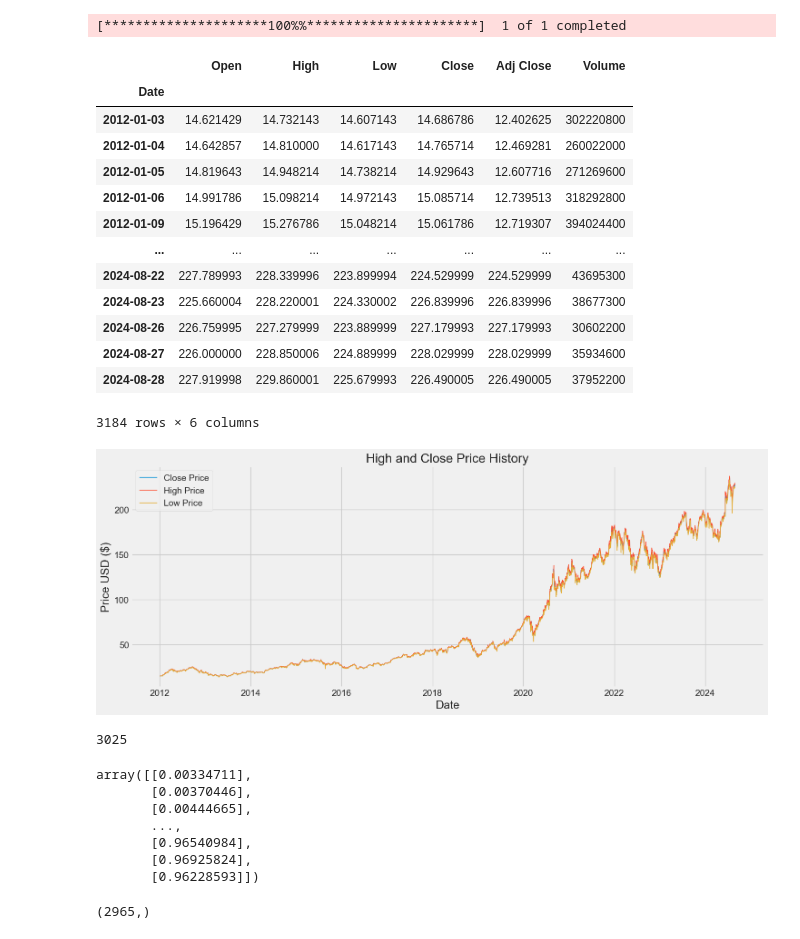
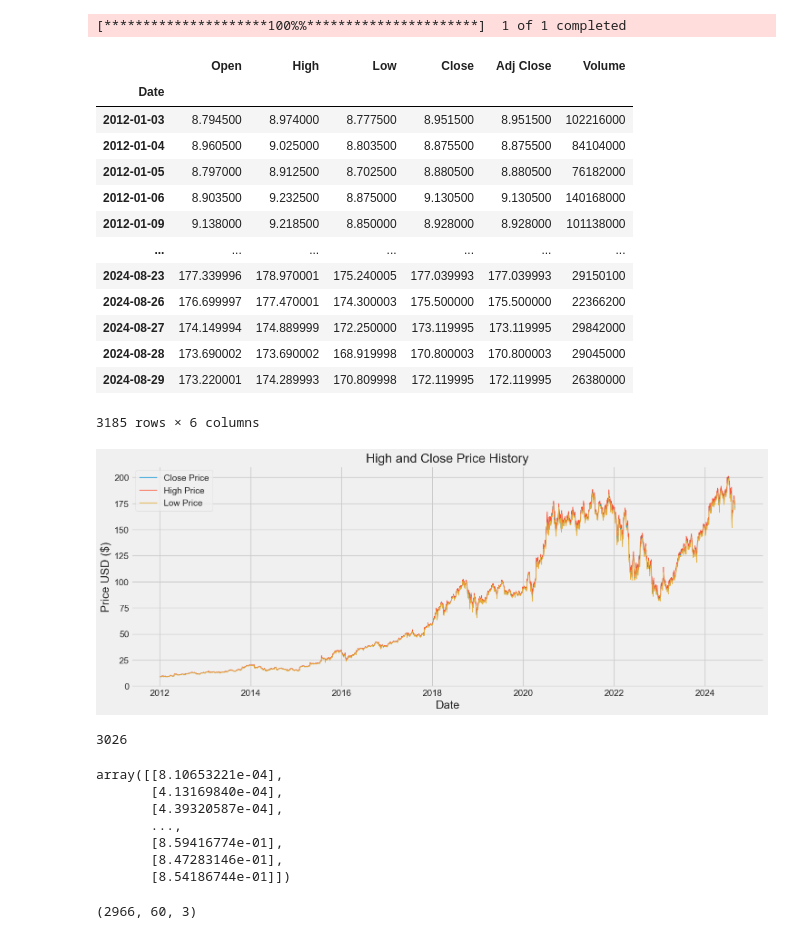
Before and after one commit to 5hiri/Stock-Market-Analysis-and-Prediction-using-LSTM, a Jupyter notebook: closepricepred.ipynb, the cells around one changed output. Saved outputs shown, nothing was run; the diff lists cells and outputs as text; code cells hidden in the pictures.

```diff
--- a/closepricepred.ipynb
+++ b/closepricepred.ipynb
@@ -59,26 +59,26 @@ yfinance: pandas_datareader support is deprecated & semi-broken so will be remov
 # %%
 # Prediction the high price stock price of APPLE inc
 
 #Get the stock quote
-df = pdr.get_data_yahoo('AAPL', start='2012-01-01', end=datetime.now())
+df = pdr.get_data_yahoo('AMZN', start='2012-01-01', end=datetime.now())
 #show the data
 df
 # %% [output]
 [*********************100%%**********************]  1 of 1 completed
 |  | Open | High | Low | Close | Adj Close | Volume |
 | Date |  |  |  |  |  |  |
-| 2012-01-03 | 14.621429 | 14.732143 | 14.607143 | 14.686786 | 12.402625 | 302220800 |
-| 2012-01-04 | 14.642857 | 14.810000 | 14.617143 | 14.765714 | 12.469281 | 260022000 |
-| 2012-01-05 | 14.819643 | 14.948214 | 14.738214 | 14.929643 | 12.607716 | 271269600 |
-| 2012-01-06 | 14.991786 | 15.098214 | 14.972143 | 15.085714 | 12.739513 | 318292800 |
-| 2012-01-09 | 15.196429 | 15.276786 | 15.048214 | 15.061786 | 12.719307 | 394024400 |
+| 2012-01-03 | 8.794500 | 8.974000 | 8.777500 | 8.951500 | 8.951500 | 102216000 |
+| 2012-01-04 | 8.960500 | 9.025000 | 8.803500 | 8.875500 | 8.875500 | 84104000 |
+| 2012-01-05 | 8.797000 | 8.912500 | 8.702500 | 8.880500 | 8.880500 | 76182000 |
+| 2012-01-06 | 8.903500 | 9.232500 | 8.875000 | 9.130500 | 9.130500 | 140168000 |
+| 2012-01-09 | 9.138000 | 9.218500 | 8.850000 | 8.928000 | 8.928000 | 101138000 |
 | ... | ... | ... | ... | ... | ... | ... |
-| 2024-08-22 | 227.789993 | 228.339996 | 223.899994 | 224.529999 | 224.529999 | 43695300 |
-| 2024-08-23 | 225.660004 | 228.220001 | 224.330002 | 226.839996 | 226.839996 | 38677300 |
-| 2024-08-26 | 226.759995 | 227.279999 | 223.889999 | 227.179993 | 227.179993 | 30602200 |
-| 2024-08-27 | 226.000000 | 228.850006 | 224.889999 | 228.029999 | 228.029999 | 35934600 |
-| 2024-08-28 | 227.919998 | 229.860001 | 225.679993 | 226.490005 | 226.490005 | 37952200 |
+| 2024-08-23 | 177.339996 | 178.970001 | 175.240005 | 177.039993 | 177.039993 | 29150100 |
+| 2024-08-26 | 176.699997 | 177.470001 | 174.300003 | 175.500000 | 175.500000 | 22366200 |
+| 2024-08-27 | 174.149994 | 174.889999 | 172.250000 | 173.119995 | 173.119995 | 29842000 |
+| 2024-08-28 | 173.690002 | 173.690002 | 168.919998 | 170.800003 | 170.800003 | 29045000 |
+| 2024-08-29 | 173.220001 | 174.289993 | 170.809998 | 172.119995 | 172.119995 | 26380000 |
-3184 rows × 6 columns
+3185 rows × 6 columns
 # %%
 plt.figure(figsize=(16,6))
 plt.title('High and Close Price History')
@@ -90,7 +90,7 @@ plt.ylabel('Price USD ($)', fontsize=18)
 plt.legend(loc='best')  # To show the labels on the plot
 plt.show()
 # %% [output]
-[figure, old version]
+[figure, new version]
 # %%
 # Create a new dataframe with only the 'Close column
 close_data = df.filter(['Close'])
@@ -105,7 +105,7 @@ training_data_len = int(np.ceil(len(close_dataset) * .95))
 
 training_data_len
 # %% [output]
-3025
+3026
 # %%
 #Scale the data
 from sklearn.preprocessing import MinMaxScaler
@@ -117,13 +117,13 @@ low_scaled_data = scaler.fit_transform(low_dataset)
 
 close_scaled_data
 # %% [output]
-array([[0.00334711],
-       [0.00370446],
-       [0.00444665],
+array([[8.10653221e-04],
+       [4.13169840e-04],
+       [4.39320587e-04],
        ...,
-       [0.96540984],
-       [0.96925824],
-       [0.96228593]])
+       [8.59416774e-01],
+       [8.47283146e-01],
+       [8.54186744e-01]])
 # %%
 #Create the training data set
 #Create the sclaed training data set
@@ -137,11 +137,12 @@ y_train_high = []
 y_train_low = []
 
 
-for i in range(60, len(close_train_data)):
+pred_length = 60
+for i in range(pred_length, len(close_train_data)):
     # Combine 'Close', 'High', and 'Low' data into one array for each time step
-    x_train.append(np.column_stack((close_train_data[i-60:i, 0],
-                                    high_train_data[i-60:i, 0],
-                                    low_train_data[i-60:i, 0])))
+    x_train.append(np.column_stack((close_train_data[i-pred_length:i, 0],
+                                    high_train_data[i-pred_length:i, 0],
+                                    low_train_data[i-pred_length:i, 0])))
 
     # Separate target variables for each model
     y_train_close.append(close_train_data[i, 0])
@@ -162,9 +163,8 @@ x_train = np.reshape(x_train, (x_train.shape[0], x_train.shape[1], 3))
 
 # Check the shape of x_train to verify
 x_train.shape  # Should be (number of samples, 60, 3)
-y_train_close.shape
 # %% [output]
-(2965,)
+(2966, 60, 3)
 # %%
 import tensorflow as tf
 from keras.models import Sequential
```
Also changed, not shown: parts of 4 cells of this notebook.
